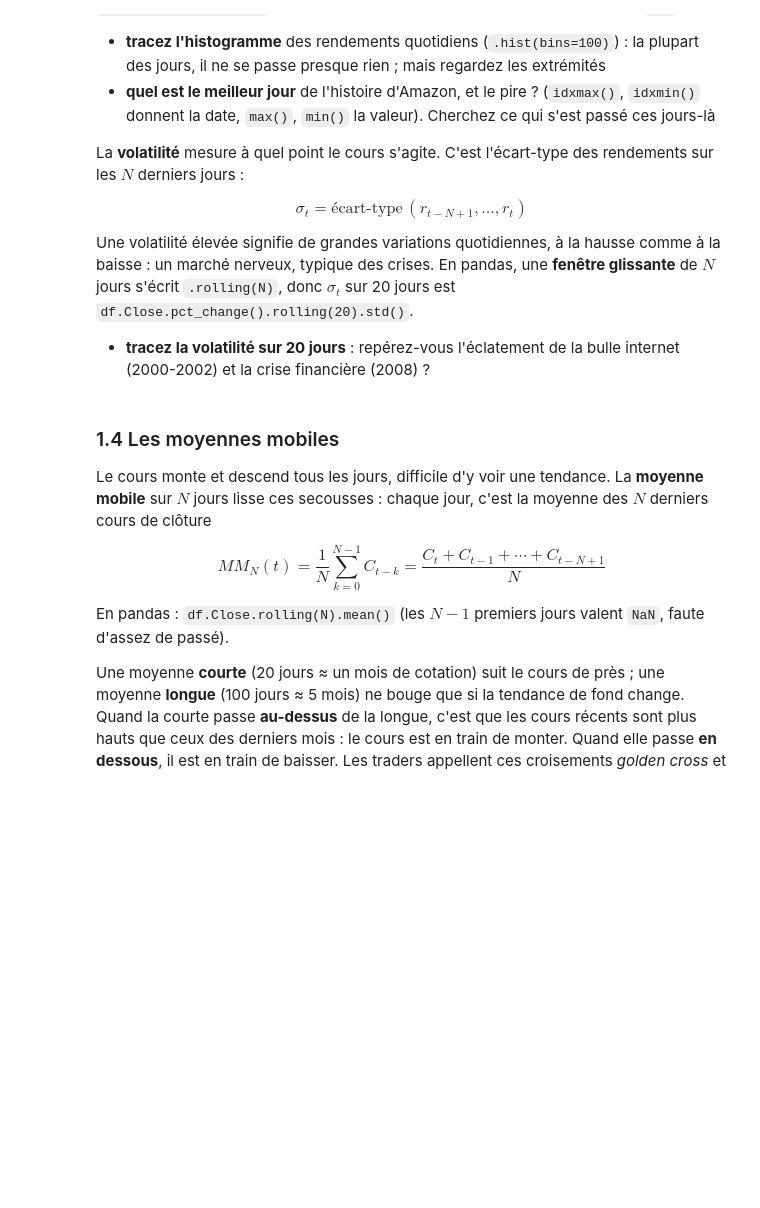
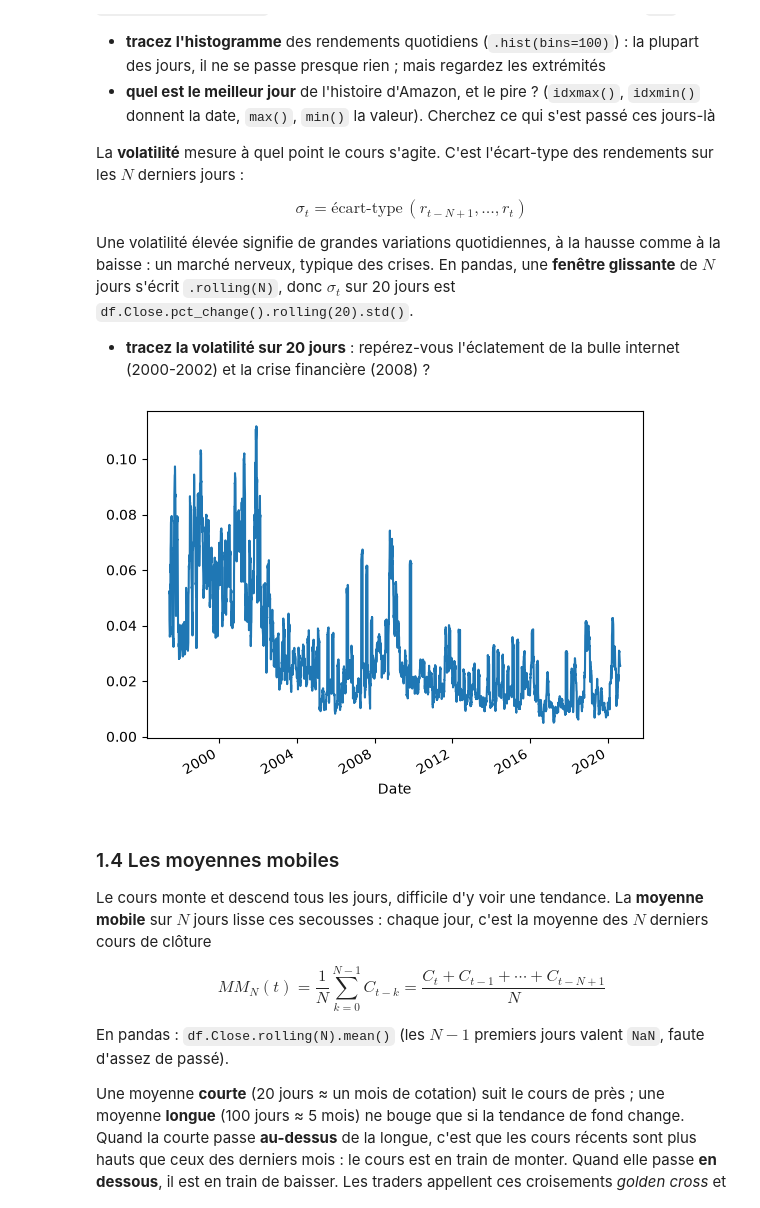
Before and after one commit to SIMVIA-lucas-sovre/projet-trading-pandas, a Jupyter notebook: groupe-4.ipynb, the cells around one changed output. Saved outputs shown, nothing was run; the diff lists cells and outputs as text; code cells hidden in the pictures; blank space fills up the shorter version.

```diff
--- a/groupe-4.ipynb
+++ b/groupe-4.ipynb
@@ -163,7 +163,9 @@ En pandas, une **fenêtre glissante** de $N$ jours s'écrit `.rolling(N)`, donc
 
 - **tracez la volatilité sur 20 jours** : repérez-vous l'éclatement de la bulle internet (2000-2002) et la crise financière (2008) ?
 # %%
-# votre code
+vlt = df.Close.pct_change().rolling(20).std().plot()
+# %% [output]
+[figure, added]
 # %% [markdown]
 ### 1.4 Les moyennes mobiles
 
```
Also changed, not shown: parts of 2 cells of this notebook.
